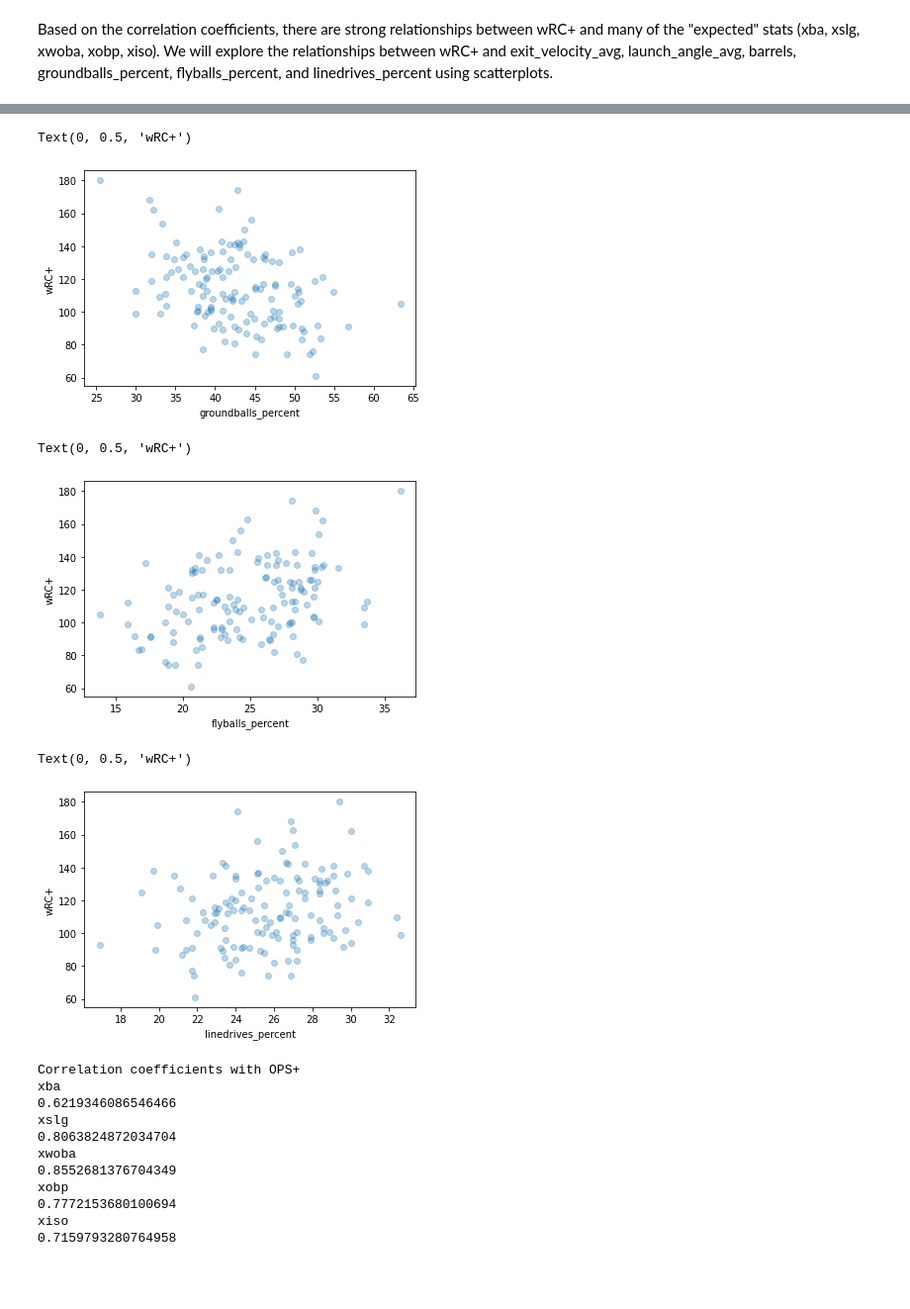
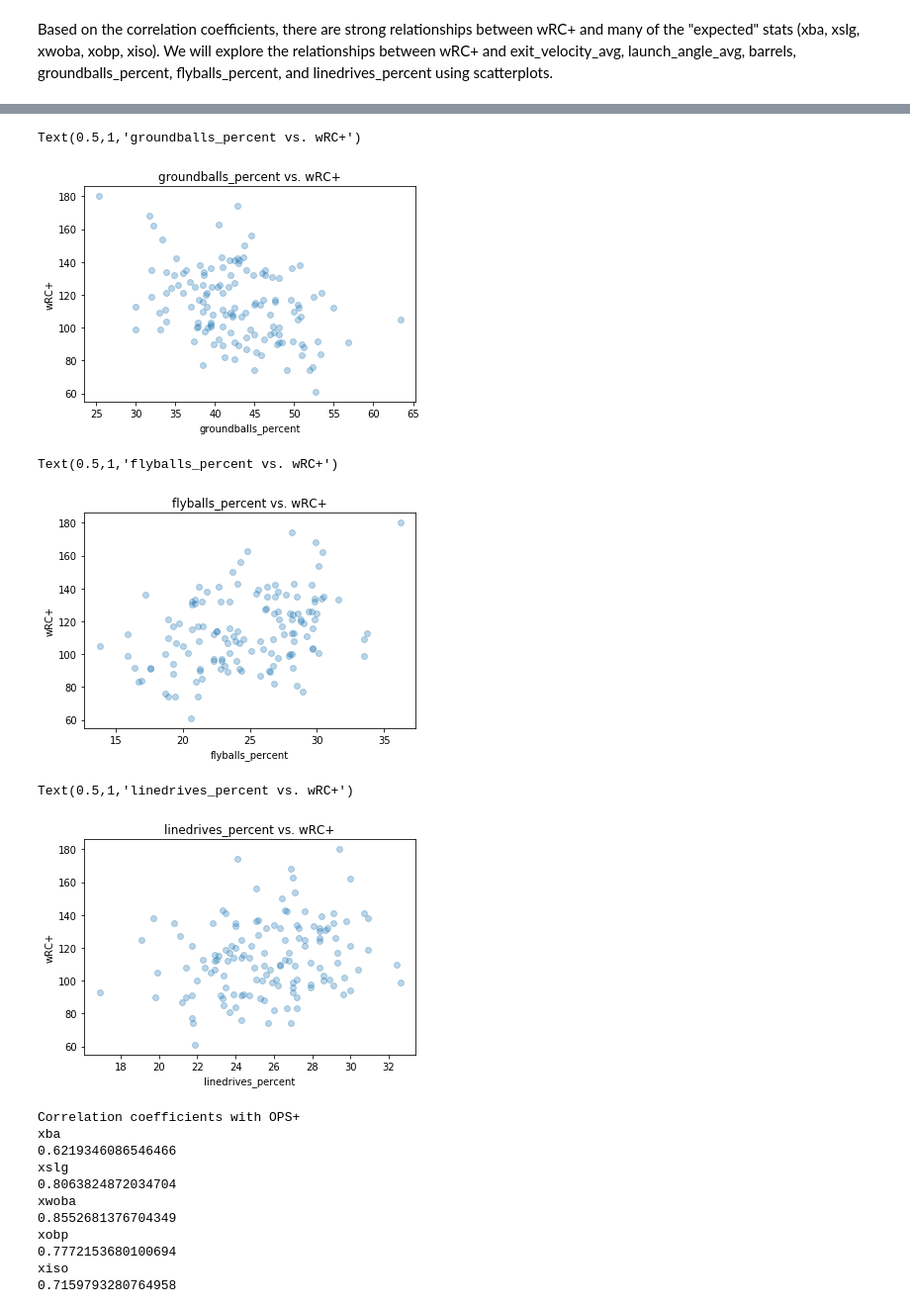
Before and after one commit to GeoffreyBrann/info2950, a Jupyter notebook: Phase_2_final.ipynb, the cells around one changed output, grey strips where cells are left out. Shown at 99% size. Drawn from its saved outputs; the diff is of its cells as text; code cells hidden in the pictures; blank space fills up the shorter version.

```diff
--- a/Phase_2_final.ipynb
+++ b/Phase_2_final.ipynb
@@ -330,24 +333,27 @@ Text(0, 0.5, 'wRC+')
 # %%
 plt.scatter(data_2019['groundballs_percent'], data_2019['wRC_Plus'],alpha=0.3)
 plt.xlabel('groundballs_percent')
 plt.ylabel('wRC+')
+plt.title('groundballs_percent vs. wRC+')
 # %% [output]
-Text(0, 0.5, 'wRC+')
+Text(0.5,1,'groundballs_percent vs. wRC+')
-[figure, old version]
+[figure, new version]
 # %%
 plt.scatter(data_2019['flyballs_percent'], data_2019['wRC_Plus'],alpha=0.3)
 plt.xlabel('flyballs_percent')
 plt.ylabel('wRC+')
+plt.title('flyballs_percent vs. wRC+')
 # %% [output]
-Text(0, 0.5, 'wRC+')
+Text(0.5,1,'flyballs_percent vs. wRC+')
-[figure, old version]
+[figure, new version]
 # %%
 plt.scatter(data_2019['linedrives_percent'], data_2019['wRC_Plus'],alpha=0.3)
 plt.xlabel('linedrives_percent')
 plt.ylabel('wRC+')
+plt.title('linedrives_percent vs. wRC+')
 # %% [output]
-Text(0, 0.5, 'wRC+')
+Text(0.5,1,'linedrives_percent vs. wRC+')
-[figure, old version]
+[figure, new version]
 # %%
 print('Correlation coefficients with OPS+')
 for x in range(3,59):
```
Also changed, not shown: parts of 13 cells of this notebook.
